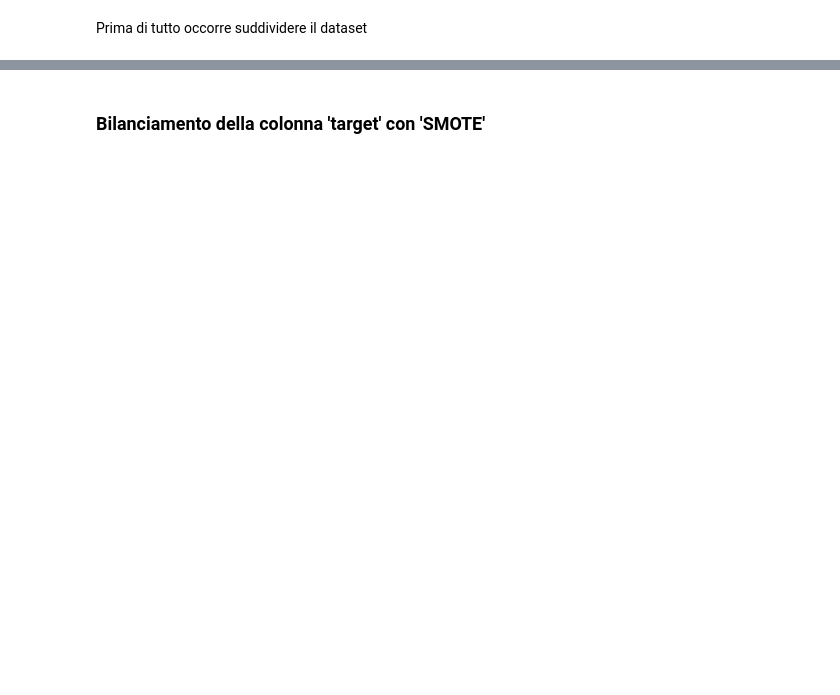
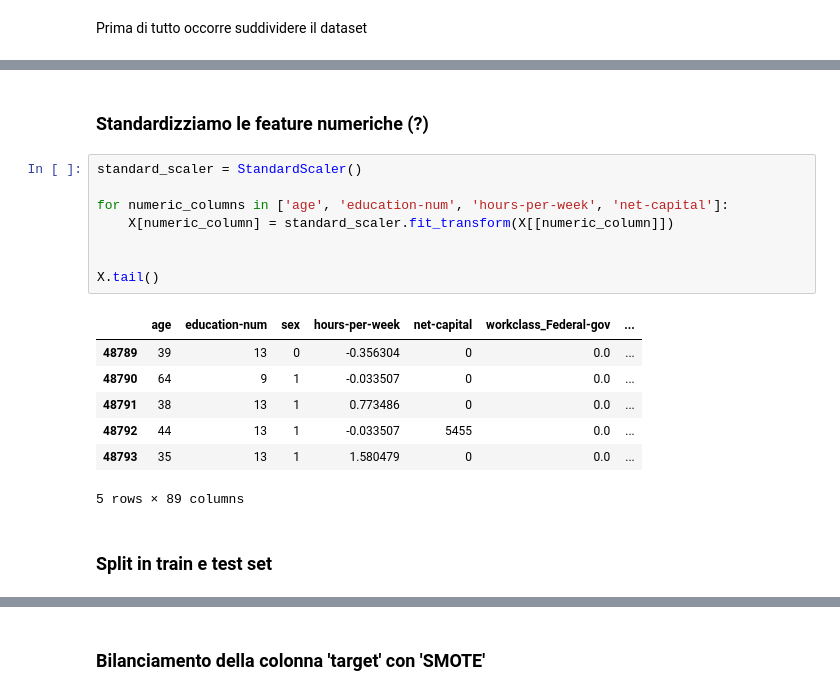
Before and after one commit to NicoSanse/ML_Project, a Jupyter notebook: Project.ipynb, the cells around one changed output, grey strips where cells are left out. Cells and saved outputs as stored; diff of their text form; blank space fills up the shorter version.

```diff
--- a/Project.ipynb
+++ b/Project.ipynb
@@ -1107,0 +1143,20 @@ X
+# %% [markdown]
+### Standardizziamo le feature numeriche (?)
+# %%
+standard_scaler = StandardScaler()
+
+for numeric_columns in ['age', 'education-num', 'hours-per-week', 'net-capital']:
+    X[numeric_column] = standard_scaler.fit_transform(X[[numeric_column]])
+
+
+X.tail()
+# %% [output]
+|  | age | education-num | sex | hours-per-week | net-capital | workclass_Federal-gov | ... |
+| 48789 | 39 | 13 | 0 | -0.356304 | 0 | 0.0 | ... |
+| 48790 | 64 | 9 | 1 | -0.033507 | 0 | 0.0 | ... |
+| 48791 | 38 | 13 | 1 | 0.773486 | 0 | 0.0 | ... |
+| 48792 | 44 | 13 | 1 | -0.033507 | 5455 | 0.0 | ... |
+| 48793 | 35 | 13 | 1 | 1.580479 | 0 | 0.0 | ... |
+5 rows × 89 columns
+# %% [markdown]
+### Split in train e test set
```
Also changed, not shown: parts of 36 cells of this notebook, 2 other files.
